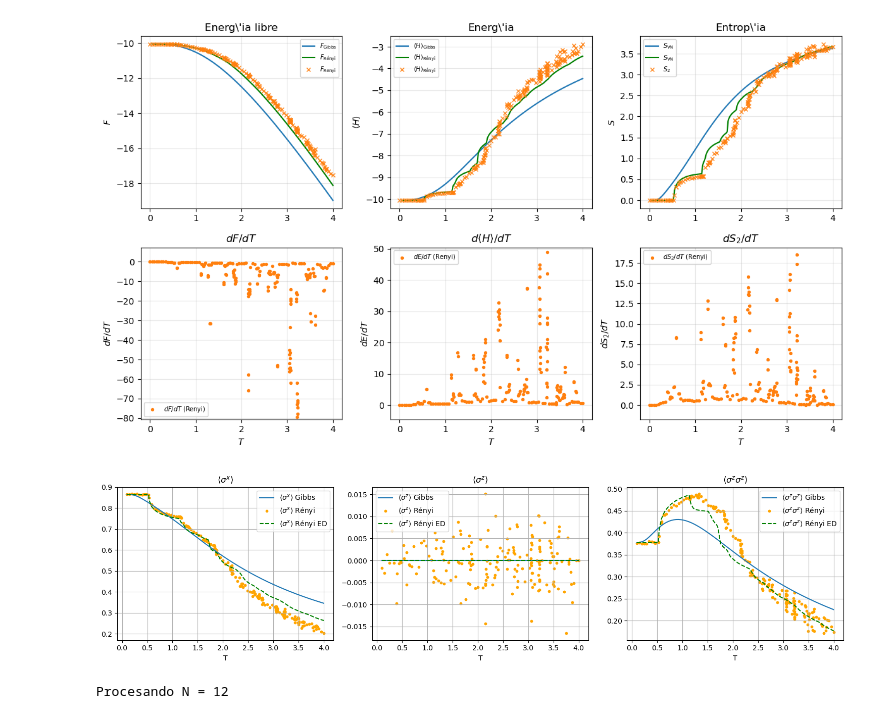
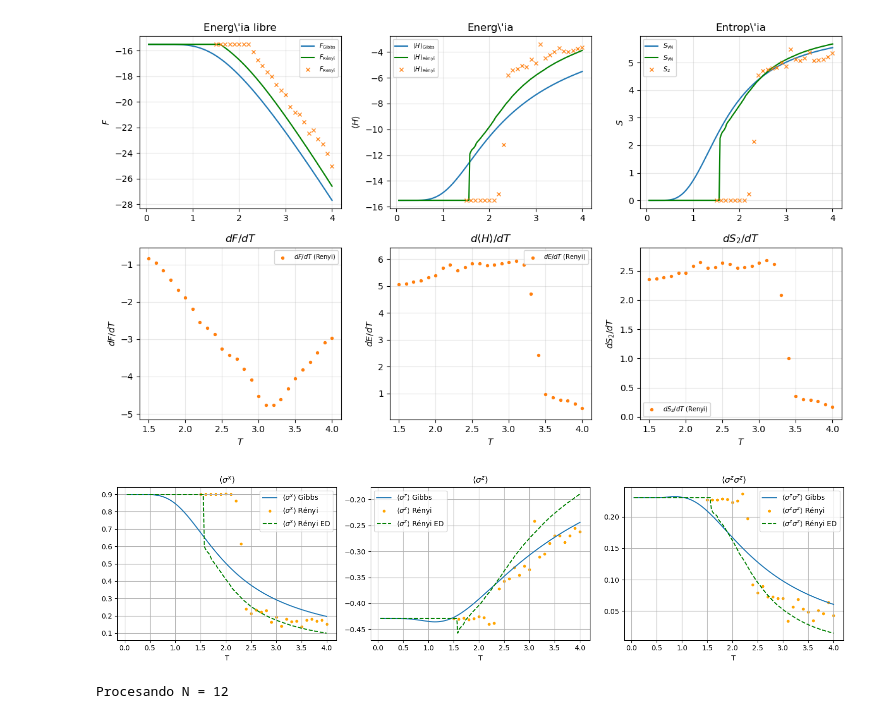
Before and after one commit to ismaelcastrouimp/TFM, a Jupyter notebook: notebooks/Renyi_vs_canonical.ipynb, the cells around one changed output. Cells and saved outputs as stored; diff of their text form; code cells hidden in the pictures.

Commit message:
added: Hamiltonian with more terms

```diff
--- a/notebooks/Renyi_vs_canonical.ipynb
+++ b/notebooks/Renyi_vs_canonical.ipynb
@@ -9,7 +9,7 @@ from scipy.ndimage import uniform_filter1d
 import os
 from tqdm import tqdm
 # %%
-N = 6
+N = 9
 data_file = f"../data/N{N}/results_N{N}_vs_T.json"
 with open(data_file, "r") as f:
     data = json.load(f)
@@ -22,21 +22,27 @@ param_index  = data["param_index"]
 # %%
 from netket.operator.spin import sigmax, sigmaz
 
-def hamiltonian_system_and_extended(Gamma, V, N, hi_system, hi_extended):
+def hamiltonian_system_and_extended(J_ZZ, J_XX, h_x, h_z, N, hi_system, hi_extended):
     H_system = 0
     H_extended = 0
     for i in range(N):
-        H_system += Gamma * sigmax(hi_system, i)
-        H_system += V * sigmaz(hi_system, i) @ sigmaz(hi_system, (i + 1) % N)
-        H_extended += Gamma * sigmax(hi_extended, i)
-        H_extended += V * sigmaz(hi_extended, i) @ sigmaz(hi_extended, (i + 1) % N)
+        H_system+= h_x * sigmax(hi_system, i)
+        H_system+= h_z * sigmaz(hi_system, i)
+        H_system += J_ZZ * sigmaz(hi_system, i) @ sigmaz(hi_system, (i + 1) % N)
+        H_system += J_XX * sigmax(hi_system, i) @ sigmax(hi_system, (i + 1) % N)
+        H_extended += h_x * sigmax(hi_extended, i)
+        H_extended += h_z * sigmaz(hi_extended, i)
+        H_extended += J_ZZ * sigmaz(hi_extended, i) @ sigmaz(hi_extended, (i + 1) % N)
+        H_extended += J_XX * sigmax(hi_extended, i) @ sigmax(hi_extended, (i + 1) % N)
     return H_system, H_extended
 
-Gamma = -1.5
-V = -1
+J_ZZ       = 0.0
+J_XX       = -1.0
+h_x        = -0.5
+h_z        = 1.05
 hi_system = nk.hilbert.Spin(s=1/2, N=N)
 hi_extended = nk.hilbert.Spin(s=1/2, N=2*N)
-H_system, H_extended = hamiltonian_system_and_extended(Gamma, V, N, hi_system, hi_extended)
+H_system, H_extended = hamiltonian_system_and_extended(J_ZZ, J_XX, h_x, h_z, N, hi_system, hi_extended)
 # %%
 save = False
 jump_lines = False
@@ -230,7 +236,7 @@ if save:
 else:
     plt.show()
 # %% [output]
-[figure, old version]
+[figure, new version]
 # %%
 def check_temperatures(N):
     data_file = f"../data/N{N}/results_N{N}_vs_T.json"
@@ -370,47 +376,47 @@ gibbs_sx, gibbs_sz, gibbs_szz = [], [], []
 exact_renyi_sx, exact_renyi_sz, exact_renyi_szz = [], [], []
 
 T_filtradas = [T for T in T_array_compare if T >= 0.05]
-for T in tqdm(T_filtradas, desc=f"Procesando temperaturas"):
+for T in tqdm(T_filtradas, desc=f"Procesando temperaturas vstate"):
     # Rényi: cargar parámetros y calcular
     load_params(N, T, vstate)
     renyi_sx.append(renyi_expectation(O_x_ext, vstate))
     renyi_sz.append(renyi_expectation(O_z_ext, vstate))
     renyi_szz.append(renyi_expectation(O_zz_ext, vstate))
 
-    # Gibbs exacto
+for T in tqdm(temperatures, desc=f"Procesando temperaturas ED"):
     gibbs_sx.append(canonical_expectation(O_x, T, eigvals, eigvecs))
     gibbs_sz.append(canonical_expectation(O_z, T, eigvals, eigvecs))
     gibbs_szz.append(canonical_expectation(O_zz, T, eigvals, eigvecs))
     exact_renyi_sx.append(renyi_exact_expectation(O_x, T, eigvals, eigvecs))
     exact_renyi_sz.append(renyi_exact_expectation(O_z, T, eigvals, eigvecs))
     exact_renyi_szz.append(renyi_exact_expectation(O_zz, T, eigvals, eigvecs))
 
 T_plot = T_array_compare[T_array_compare >= 0.05]
 
 fig, axes = plt.subplots(1, 3, figsize=(15, 4))
 
-axes[0].plot(T_plot, gibbs_sx, label=r'$\langle\sigma^x\rangle$ Gibbs')
+axes[0].plot(temperatures, gibbs_sx, label=r'$\langle\sigma^x\rangle$ Gibbs')
 axes[0].scatter(T_plot, renyi_sx, s=10, color='orange', label=r'$\langle\sigma^x\rangle$ Rényi')
-axes[0].plot(T_plot, exact_renyi_sx, color='green', ls='--', label=r'$\langle\sigma^x\rangle$ Rényi ED')
+axes[0].plot(temperatures, exact_renyi_sx, color='green', ls='--', label=r'$\langle\sigma^x\rangle$ Rényi ED')
 axes[0].set_xlabel('T'); axes[0].set_title(r'$\langle\sigma^x\rangle$')
 axes[0].legend(); axes[0].grid(True)
 
-axes[1].plot(T_plot, gibbs_sz, label=r'$\langle\sigma^z\rangle$ Gibbs')
+axes[1].plot(temperatures, gibbs_sz, label=r'$\langle\sigma^z\rangle$ Gibbs')
 axes[1].scatter(T_plot, renyi_sz, s=10, color='orange', label=r'$\langle\sigma^z\rangle$ Rényi')
-axes[1].plot(T_plot, exact_renyi_sz, color='green', ls='--', label=r'$\langle\sigma^z\rangle$ Rényi ED')
+axes[1].plot(temperatures, exact_renyi_sz, color='green', ls='--', label=r'$\langle\sigma^z\rangle$ Rényi ED')
 axes[1].set_xlabel('T'); axes[1].set_title(r'$\langle\sigma^z\rangle$')
 axes[1].legend(); axes[1].grid(True)
 
-axes[2].plot(T_plot, gibbs_szz, label=r'$\langle\sigma^z\sigma^z\rangle$ Gibbs')
+axes[2].plot(temperatures, gibbs_szz, label=r'$\langle\sigma^z\sigma^z\rangle$ Gibbs')
 axes[2].scatter(T_plot, renyi_szz, s=10, color='orange', label=r'$\langle\sigma^z\sigma^z\rangle$ Rényi')
-axes[2].plot(T_plot, exact_renyi_szz, color='green', ls='--', label=r'$\langle\sigma^z\sigma^z\rangle$ Rényi ED')
+axes[2].plot(temperatures, exact_renyi_szz, color='green', ls='--', label=r'$\langle\sigma^z\sigma^z\rangle$ Rényi ED')
 axes[2].set_xlabel('T'); axes[2].set_title(r'$\langle\sigma^z\sigma^z\rangle$')
 axes[2].legend(); axes[2].grid(True)
 
 plt.tight_layout()
 plt.show()
 # %% [output]
-[figure, old version]
+[figure, new version]
 # %%
 N_list = [12, 20, 22, 30, 100]
 
```
Also changed, not shown: 1 other file.
